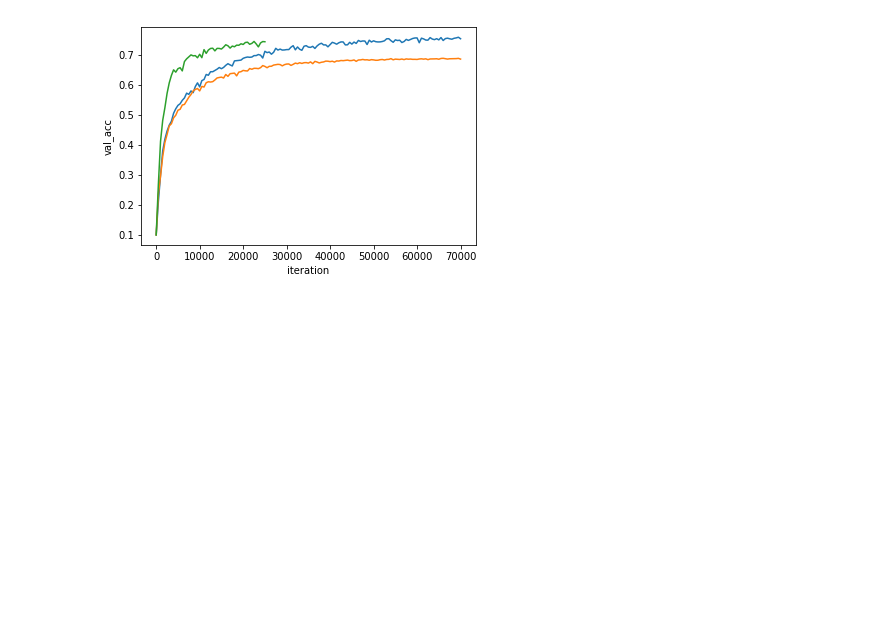
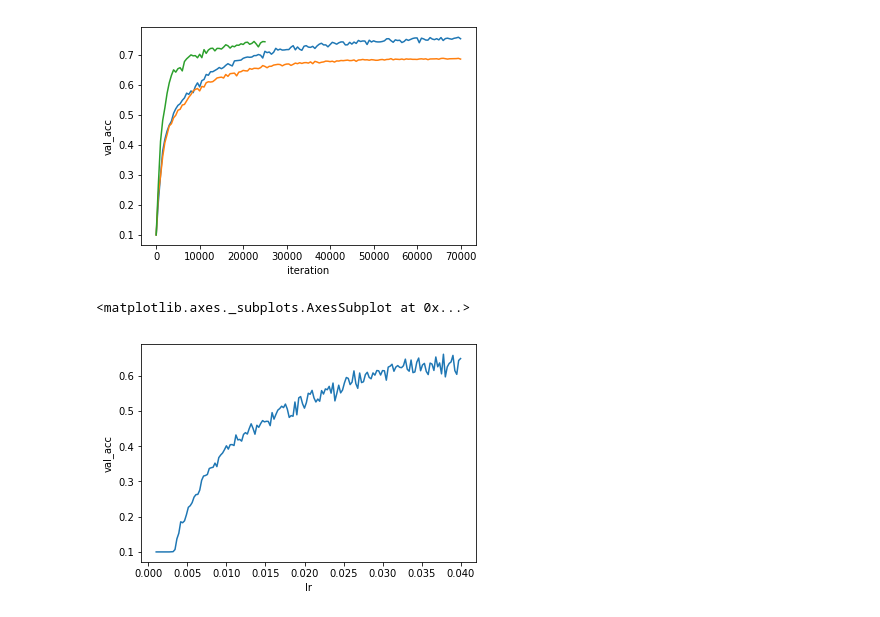
Before and after one commit to coxy1989/clr, a Jupyter notebook: figures.ipynb, the cells around one changed output. Saved outputs shown, nothing was run; the diff lists cells and outputs as text; code cells hidden in the pictures; blank space fills up the shorter version.

```diff
--- a/figure_1.ipynb
+++ b/figures.ipynb
@@ -11,3 +12,10 @@ sns.lineplot(x='iteration', y='val_acc', data=tri)
 # %% [output]
 <matplotlib.axes._subplots.AxesSubplot at 0x...>
 [figure]
+# %%
+# figure 3
+lrrt = pd.read_csv('./results/lrrt2.csv')
+sns.lineplot(x='lr', y='val_acc', data=lrrt)
+# %% [output]
+<matplotlib.axes._subplots.AxesSubplot at 0x...>
+[figure, added]
```
Also changed, not shown: parts of 1 cell of this notebook, 12 other files.
